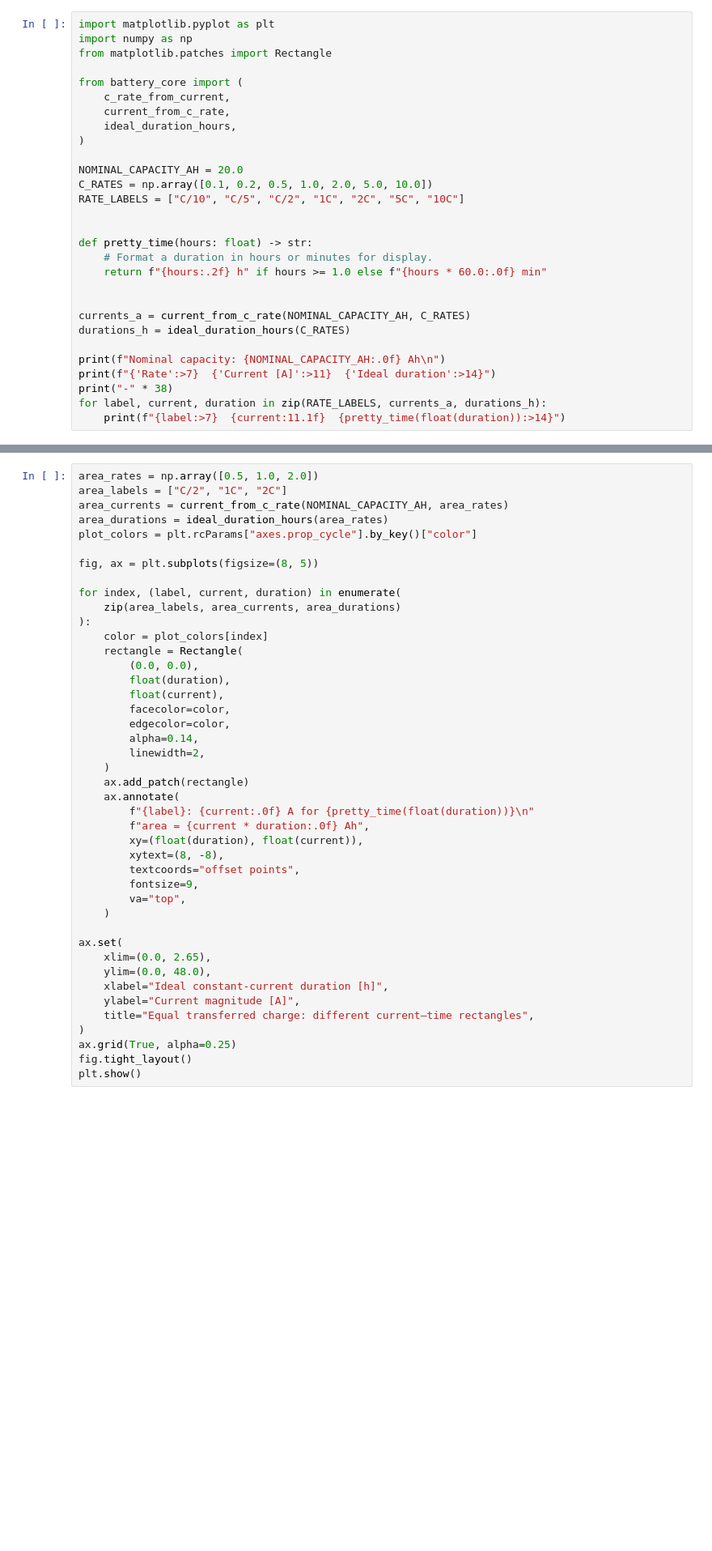
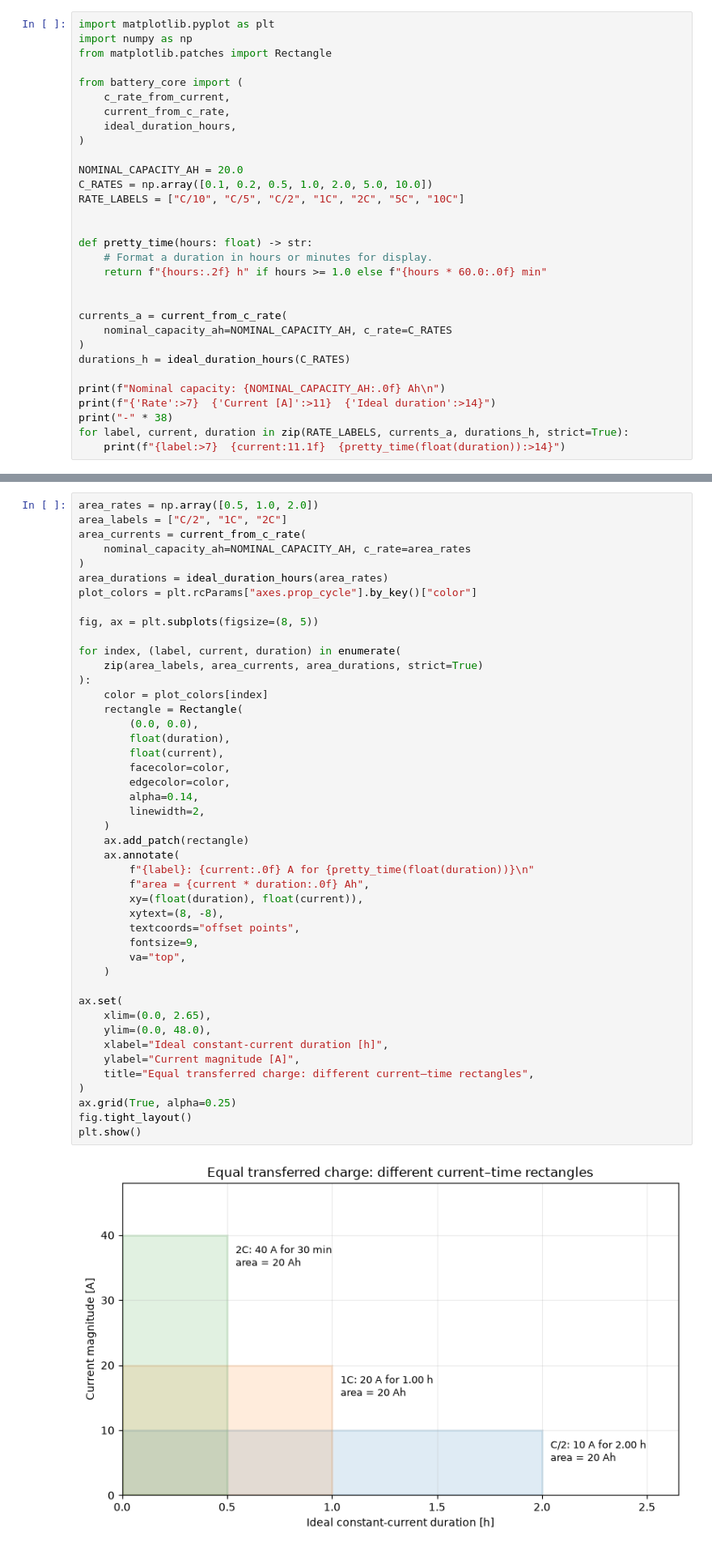
Before and after one commit to Morshedvarzandeh/battery-core, a Jupyter notebook: notebooks/fundamentals/02_capacity_and_c_rate.ipynb, the cells around one changed output, grey strips where cells are left out. Shown at 81% size. Drawn from its saved outputs; the diff is of its cells as text; blank space fills up the shorter version.

```diff
--- a/notebooks/fundamentals/02_capacity_and_c_rate.ipynb
+++ b/notebooks/fundamentals/02_capacity_and_c_rate.ipynb
@@ -58,11 +58,13 @@ def pretty_time(hours: float) -> str:
     return f"{hours:.2f} h" if hours >= 1.0 else f"{hours * 60.0:.0f} min"
 
 
-currents_a = current_from_c_rate(NOMINAL_CAPACITY_AH, C_RATES)
+currents_a = current_from_c_rate(
+    nominal_capacity_ah=NOMINAL_CAPACITY_AH, c_rate=C_RATES
+)
 durations_h = ideal_duration_hours(C_RATES)
 
 print(f"Nominal capacity: {NOMINAL_CAPACITY_AH:.0f} Ah\n")
 print(f"{'Rate':>7}  {'Current [A]':>11}  {'Ideal duration':>14}")
 print("-" * 38)
-for label, current, duration in zip(RATE_LABELS, currents_a, durations_h):
+for label, current, duration in zip(RATE_LABELS, currents_a, durations_h, strict=True):
     print(f"{label:>7}  {current:11.1f}  {pretty_time(float(duration)):>14}")
@@ -103,46 +117,50 @@ A taller rectangle must be narrower when the area is fixed. That geometric pictu
 # %%
 area_rates = np.array([0.5, 1.0, 2.0])
 area_labels = ["C/2", "1C", "2C"]
-area_currents = current_from_c_rate(NOMINAL_CAPACITY_AH, area_rates)
+area_currents = current_from_c_rate(
+    nominal_capacity_ah=NOMINAL_CAPACITY_AH, c_rate=area_rates
+)
 area_durations = ideal_duration_hours(area_rates)
 plot_colors = plt.rcParams["axes.prop_cycle"].by_key()["color"]
 
 fig, ax = plt.subplots(figsize=(8, 5))
 
 for index, (label, current, duration) in enumerate(
-    zip(area_labels, area_currents, area_durations)
+    zip(area_labels, area_currents, area_durations, strict=True)
 ):
     color = plot_colors[index]
     rectangle = Rectangle(
         (0.0, 0.0),
         float(duration),
         float(current),
         facecolor=color,
         edgecolor=color,
         alpha=0.14,
         linewidth=2,
     )
     ax.add_patch(rectangle)
     ax.annotate(
         f"{label}: {current:.0f} A for {pretty_time(float(duration))}\n"
         f"area = {current * duration:.0f} Ah",
         xy=(float(duration), float(current)),
         xytext=(8, -8),
         textcoords="offset points",
         fontsize=9,
         va="top",
     )
 
 ax.set(
     xlim=(0.0, 2.65),
     ylim=(0.0, 48.0),
     xlabel="Ideal constant-current duration [h]",
     ylabel="Current magnitude [A]",
     title="Equal transferred charge: different current–time rectangles",
 )
 ax.grid(True, alpha=0.25)
 fig.tight_layout()
 plt.show()
+# %% [output]
+[figure, added]
 # %% [markdown]
 ## 4. Ideal duration is not a real-cell runtime prediction
 
```
Also changed, not shown: parts of 2 cells of this notebook, 28 other files.
